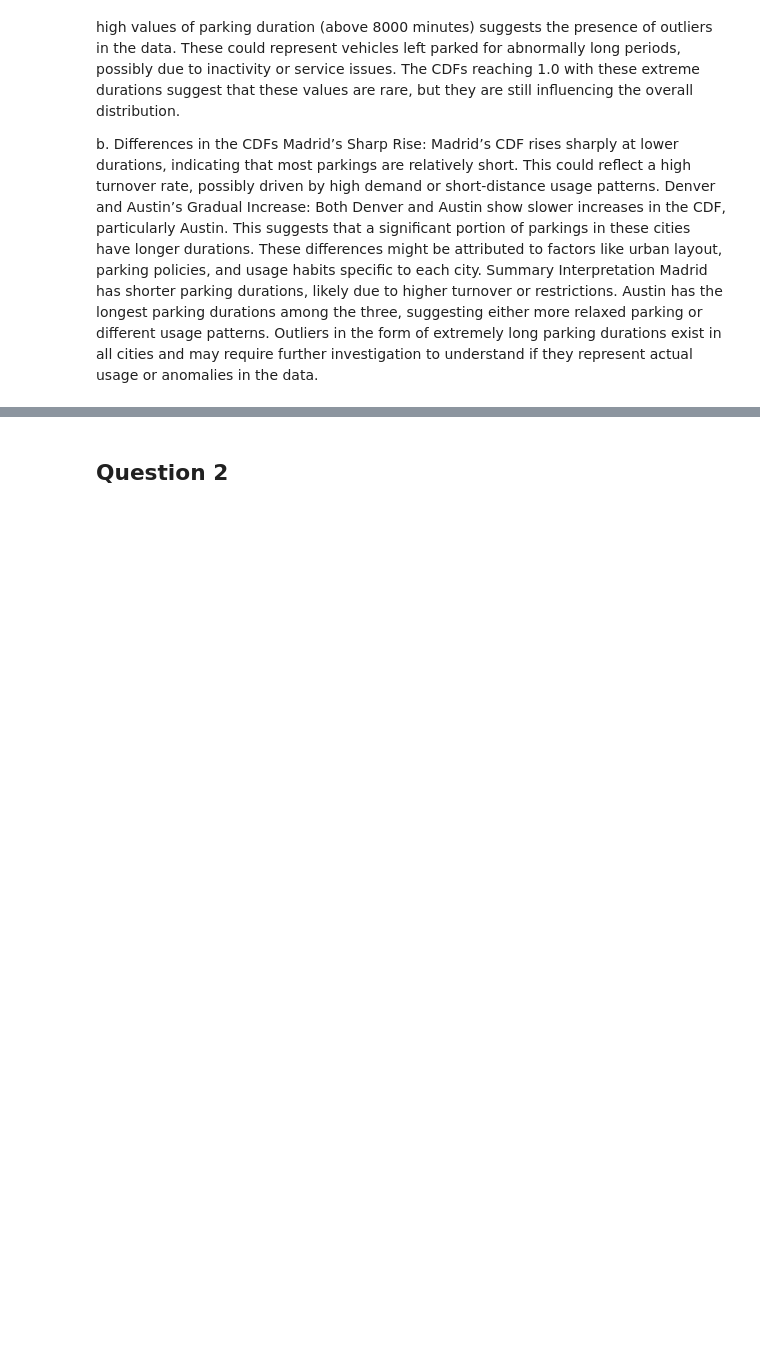
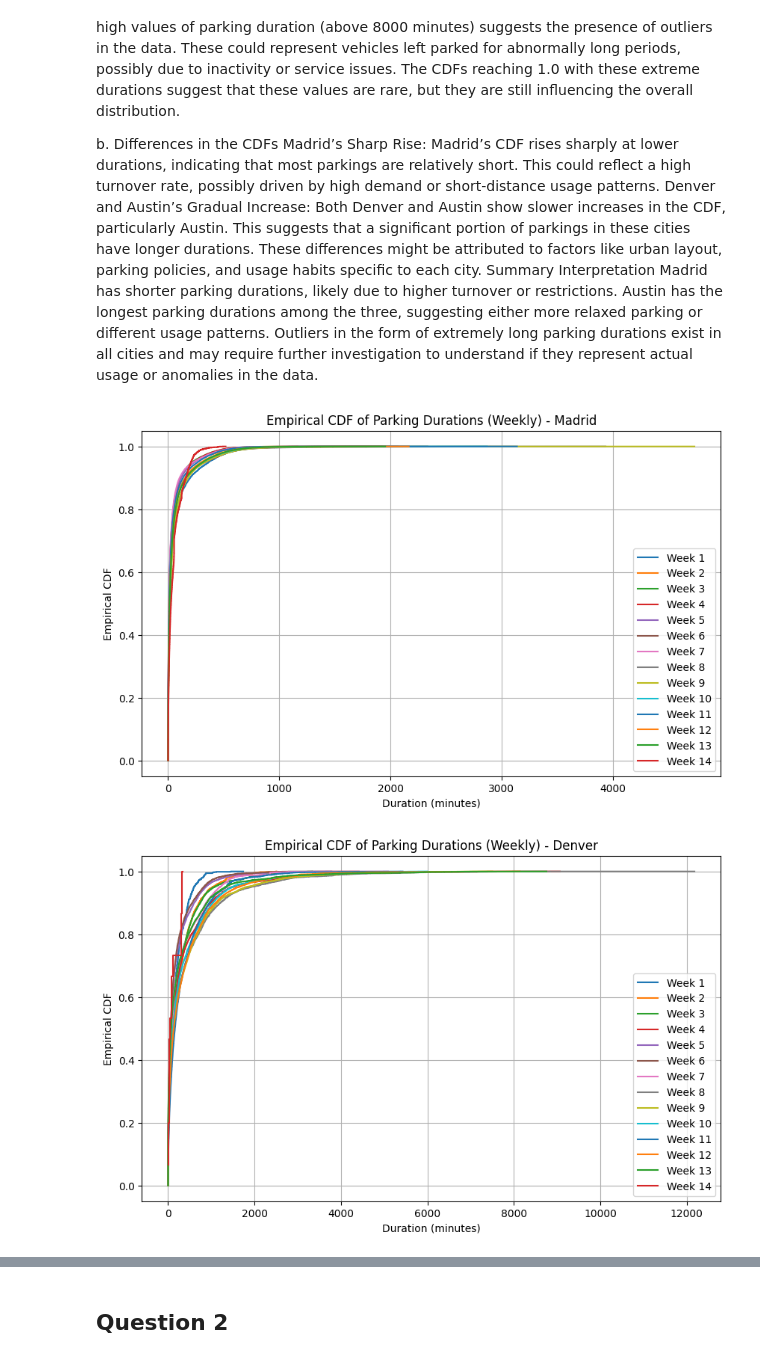
Before and after one commit to Djoulia/ICT4SM_lab1, a Jupyter notebook: main.ipynb, the cells around one changed output, grey strips where cells are left out. Cells and saved outputs as stored; diff of their text form; code cells hidden in the pictures; blank space fills up the shorter version.

```diff
--- a/main.ipynb
+++ b/main.ipynb
@@ -121,3 +121,52 @@ Summary Interpretation
 Madrid has shorter parking durations, likely due to higher turnover or restrictions.
 Austin has the longest parking durations among the three, suggesting either more relaxed parking or different usage patterns.
 Outliers in the form of extremely long parking durations exist in all cities and may require further investigation to understand if they represent actual usage or anomalies in the data.
+# %%
+from datetime import timedelta
+
+def get_weekly_durations(collection, city):
+    """Retrieve durations by weekly periods for a specific city."""
+    weekly_durations = {}
+    start_date = datetime(2017, 11, 1)
+    end_date = datetime(2018, 1, 31, 23, 59, 59)
+    week = 0
+
+    while start_date < end_date:
+        week_end = start_date + timedelta(days=7)
+        # Query to filter by city and weekly date range
+        query = {
+            'city': city,
+            'init_date': {'$gte': start_date, '$lt': week_end},
+            'final_date': {'$exists': True}
+        }
+        # Retrieve data and compute duration as before
+        data = list(collection.find(query, {'_id': 0, 'init_date': 1, 'final_date': 1}))
+        df = pd.DataFrame(data)
+        if not df.empty:
+            df['init_date'] = pd.to_datetime(df['init_date'])
+            df['final_date'] = pd.to_datetime(df['final_date'])
+            df['duration'] = (df['final_date'] - df['init_date']).dt.total_seconds() / 60
+            df = df[df['duration'] > 0]
+            weekly_durations[f"Week {week + 1}"] = df['duration']
+        start_date = week_end
+        week += 1
+
+    return weekly_durations
+
+# Plot weekly CDFs for each city
+for city in cities:
+    weekly_durations = get_weekly_durations(parkings_collection, city)
+    plt.figure(figsize=(10, 6))
+    for week, durations in weekly_durations.items():
+        sorted_data = np.sort(durations)
+        yvals = np.arange(1, len(sorted_data)+1) / float(len(sorted_data))
+        plt.step(sorted_data, yvals, label=week)
+    plt.xlabel('Duration (minutes)')
+    plt.ylabel('Empirical CDF')
+    plt.title(f'Empirical CDF of Parking Durations (Weekly) - {city}')
+    plt.legend()
+    plt.grid(True)
+    plt.show()
+# %% [output]
+[figure, added]
+[figure, added]
```
Also changed, not shown: parts of 4 cells of this notebook.
